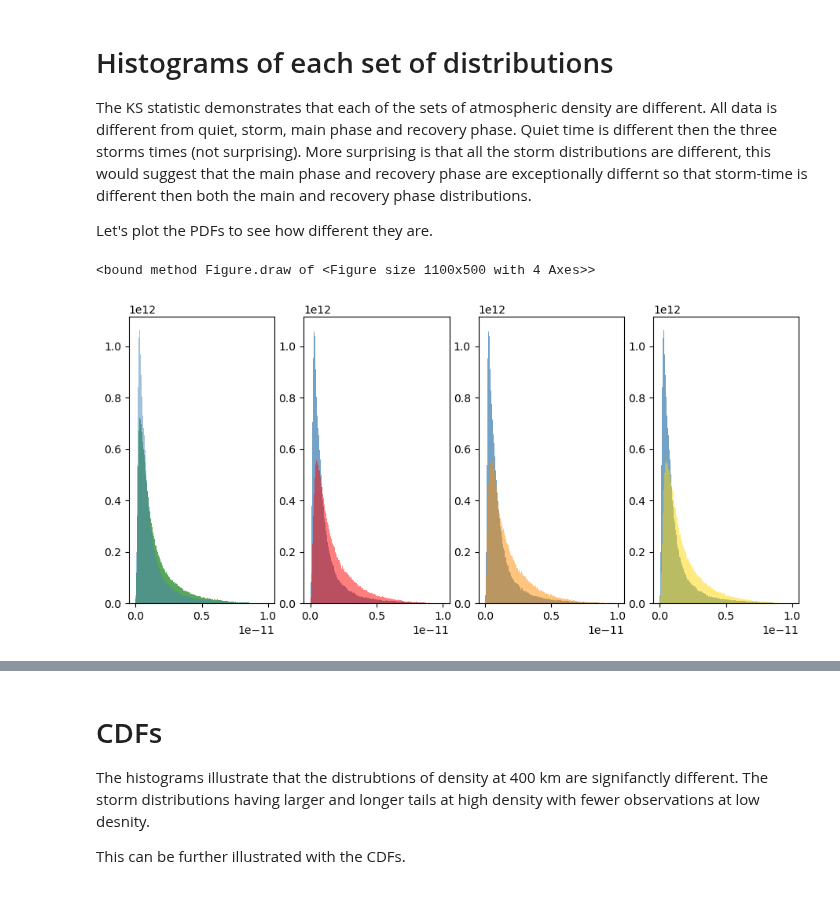
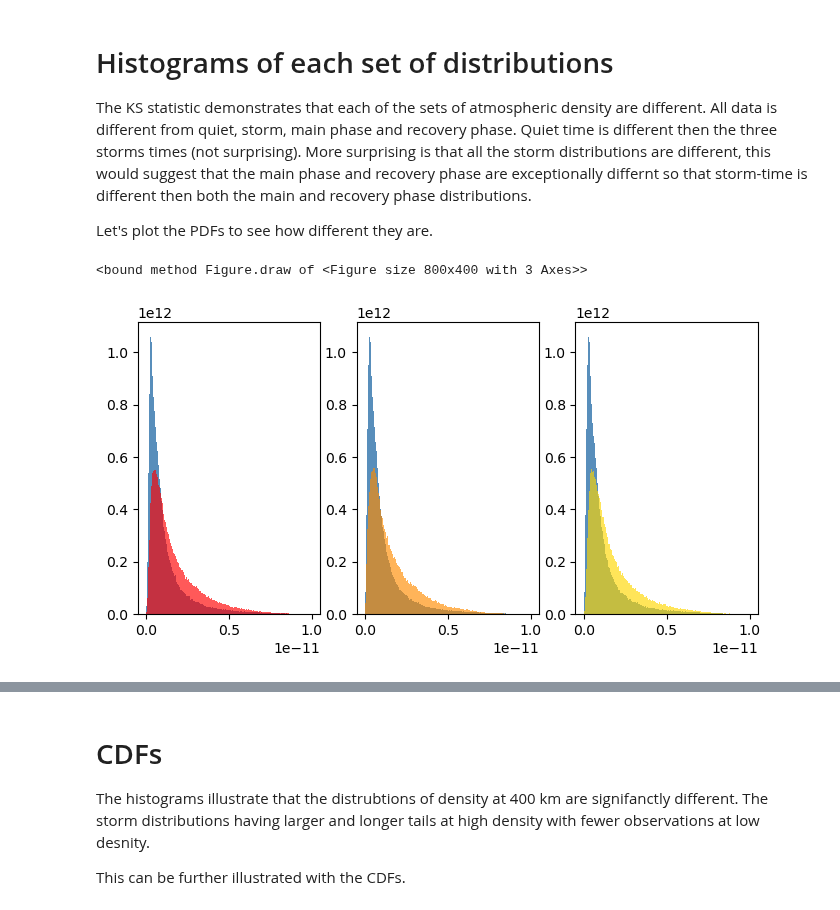
Before and after one commit to kylermurphy/SatDrag, a Jupyter notebook: Notebooks/Drag_KS_stat.ipynb, the cells around one changed output, grey strips where cells are left out. Cells and saved outputs as stored; diff of their text form; code cells hidden in the pictures.

Commit message:
Small updates for paper figures

```diff
--- a/Notebooks/Drag_KS_stat.ipynb
+++ b/Notebooks/Drag_KS_stat.ipynb
@@ -170,26 +171,26 @@ InteractiveShell.ast_node_interactivity = "last_expr"
 # %%
 # define bins
 h_bins = np.histogram_bin_edges(sd_dat['400kmDensity'],bins='fd',range=(0,1E-11))
 
 density=True
 
-fig, ax = plt.subplots(1,4, figsize=(11,5),gridspec_kw={'bottom':0.15})
+fig, ax = plt.subplots(1,3, figsize=(8,4),gridspec_kw={'bottom':0.15})
 
-ax[0].hist(sd_dat['400kmDensity'],bins=h_bins, alpha = 0.75, label='All', density=density, color='forestgreen')
-ax[0].hist(sd_dat.loc[qt_t,'400kmDensity'],bins=h_bins, alpha = 0.5, label='Quiet', density=density, color='steelblue')
+#ax[0].hist(sd_dat['400kmDensity'],bins=h_bins, alpha = 0.75, label='All', density=density, color='forestgreen')
+#ax[0].hist(sd_dat.loc[qt_t,'400kmDensity'],bins=h_bins, alpha = 0.5, label='Quiet', density=density, color='steelblue')
 
-ax[1].hist(sd_dat.loc[qt_t,'400kmDensity'],bins=h_bins, alpha = 0.75, label='Quiet', density=density, color='steelblue')
-ax[1].hist(sd_dat.loc[st_t,'400kmDensity'],bins=h_bins, alpha = 0.5, label='Storm', density=density, color= 'red')
+ax[0].hist(sd_dat.loc[qt_t,'400kmDensity'],bins=h_bins, alpha = 0.9, label='Quiet', density=density, color='steelblue')
+ax[0].hist(sd_dat.loc[st_t,'400kmDensity'],bins=h_bins, alpha = 0.65, label='Storm', density=density, color= 'red')
 
-ax[2].hist(sd_dat.loc[qt_t,'400kmDensity'],bins=h_bins, alpha = 0.75, label='Quiet', density=density, color='steelblue')
-ax[2].hist(sd_dat.loc[mn_p,'400kmDensity'],bins=h_bins, alpha = 0.5, label='Main Phase', density=density, color='darkorange')
+ax[1].hist(sd_dat.loc[qt_t,'400kmDensity'],bins=h_bins, alpha = 0.9, label='Quiet', density=density, color='steelblue')
+ax[1].hist(sd_dat.loc[mn_p,'400kmDensity'],bins=h_bins, alpha = 0.65, label='Main Phase', density=density, color='darkorange')
 
-ax[3].hist(sd_dat.loc[qt_t,'400kmDensity'],bins=h_bins, alpha = 0.75, label='Quiet', density=density, color='steelblue')
-ax[3].hist(sd_dat.loc[rc_p,'400kmDensity'],bins=h_bins, alpha = 0.5, label='Recovery Phase', density=density, color='gold')
+ax[2].hist(sd_dat.loc[qt_t,'400kmDensity'],bins=h_bins, alpha = 0.9, label='Quiet', density=density, color='steelblue')
+ax[2].hist(sd_dat.loc[rc_p,'400kmDensity'],bins=h_bins, alpha = 0.65, label='Recovery Phase', density=density, color='gold')
 
 fig.draw
 # %% [output]
-<bound method Figure.draw of <Figure size 1100x500 with 4 Axes>>
+<bound method Figure.draw of <Figure size 800x400 with 3 Axes>>
-[figure, old version]
+[figure, new version]
 # %%
 #pretty the figure
```
Also changed, not shown: parts of 8 cells of this notebook, 2 other files.
